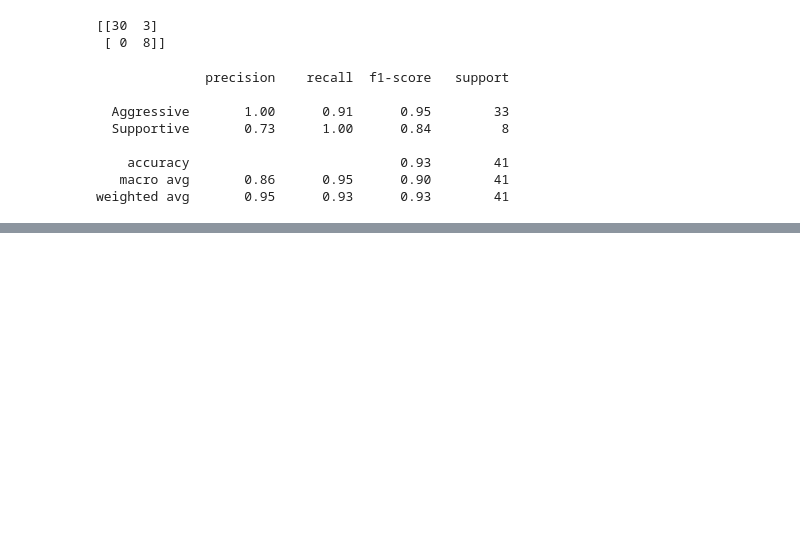
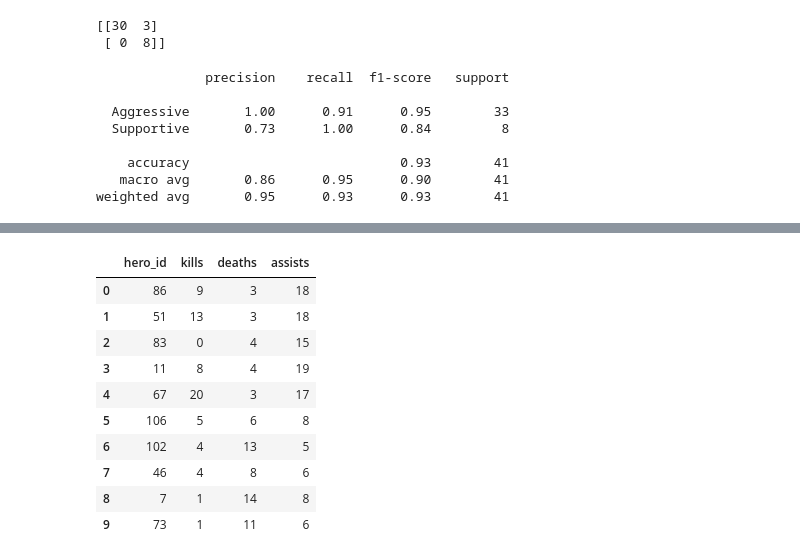
Before and after one commit to oguzhaneryigit/DataScience-LOL-Analysis, a Jupyter notebook: GuncelDataScience.ipynb, the cells around one changed output, grey strips where cells are left out. Drawn from its saved outputs; the diff is of its cells as text; code cells hidden in the pictures; blank space fills up the shorter version.

```diff
--- a/GuncelDataScience.ipynb
+++ b/GuncelDataScience.ipynb
@@ -1069,0 +1085,15 @@ weighted avg       0.95      0.93      0.93        41
+# %%
+dotaplayers_tree=dotaplayers[["hero_id","kills","deaths","assists"]]
+dotaplayers_tree.head(10)
+# %% [output]
+|  | hero_id | kills | deaths | assists |
+| 0 | 86 | 9 | 3 | 18 |
+| 1 | 51 | 13 | 3 | 18 |
+| 2 | 83 | 0 | 4 | 15 |
+| 3 | 11 | 8 | 4 | 19 |
+| 4 | 67 | 20 | 3 | 17 |
+| 5 | 106 | 5 | 6 | 8 |
+| 6 | 102 | 4 | 13 | 5 |
+| 7 | 46 | 4 | 8 | 6 |
+| 8 | 7 | 1 | 14 | 8 |
+| 9 | 73 | 1 | 11 | 6 |
```
Also changed, not shown: parts of 8 cells of this notebook.
